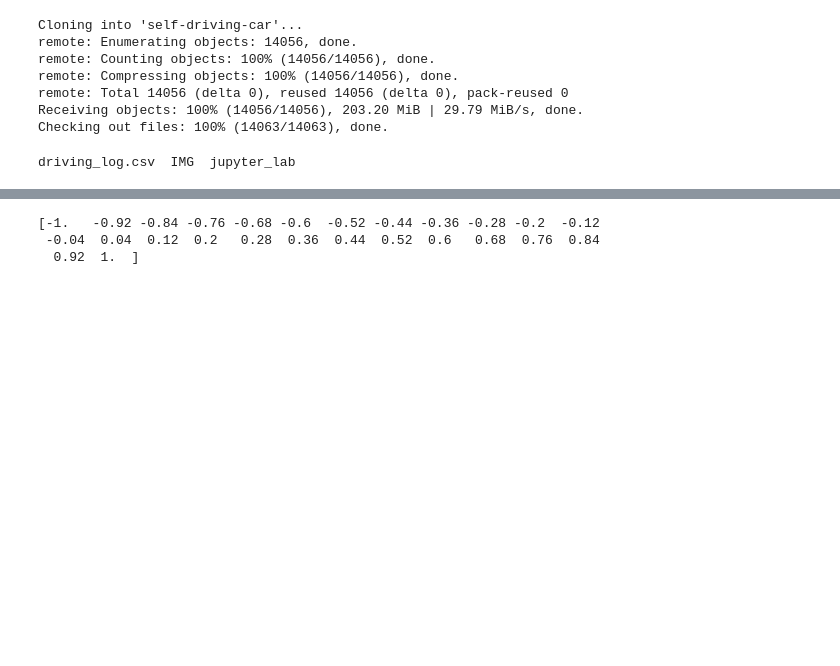
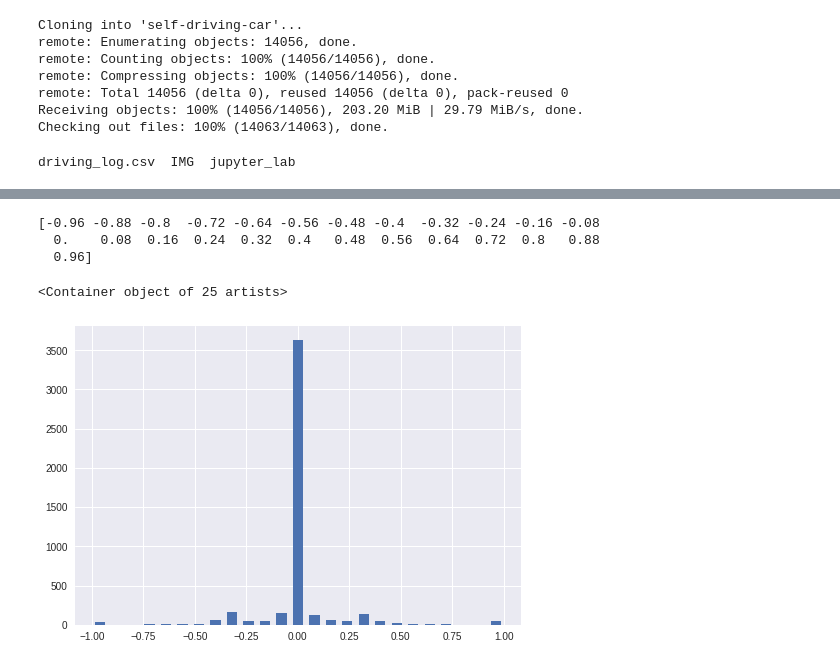
Before and after one commit to c3Zor/self-driving-car, a Jupyter notebook: self_driving_car.ipynb, the cells around one changed output, grey strips where cells are left out. Saved outputs shown, nothing was run; the diff lists cells and outputs as text; code cells hidden in the pictures; blank space fills up the shorter version.

```diff
--- a/self_driving_car.ipynb
+++ b/self_driving_car.ipynb
@@ -65,12 +65,20 @@ data.sample(5)
 | 3825 | center_2018_12_28_07_21_17_859.jpg | left_2018_12_28_07_21_17_859.jpg | right_2018_12_28_07_21_17_859.jpg | 0.512602 | 1.0 | 0.0 | 30.18595 |
 | 2172 | center_2018_12_28_07_18_18_441.jpg | left_2018_12_28_07_18_18_441.jpg | right_2018_12_28_07_18_18_441.jpg | 1.000000 | 0.0 | 1.0 | 18.00608 |
 | 870 | center_2018_12_28_07_15_57_342.jpg | left_2018_12_28_07_15_57_342.jpg | right_2018_12_28_07_15_57_342.jpg | 0.000000 | 1.0 | 0.0 | 30.19025 |
-# %%
-num_bins = 25
-hist, bins = np.histogram(data['steering'], num_bins)
-center = bins[:-1]+
-print(bins)
-# %% [output]
-[-1.   -0.92 -0.84 -0.76 -0.68 -0.6  -0.52 -0.44 -0.36 -0.28 -0.2  -0.12
- -0.04  0.04  0.12  0.2   0.28  0.36  0.44  0.52  0.6   0.68  0.76  0.84
-  0.92  1.  ]
+# %%
+# lest create a number of bins and put steering data in it to check the values
+# becouse it is note centered on
+num_bins = 25
+hist, bins = np.histogram(data['steering'], num_bins)
+center = (bins[:-1]+bins[1:]) * 0.5
+print(center)
+# %% [output]
+[-0.96 -0.88 -0.8  -0.72 -0.64 -0.56 -0.48 -0.4  -0.32 -0.24 -0.16 -0.08
+  0.    0.08  0.16  0.24  0.32  0.4   0.48  0.56  0.64  0.72  0.8   0.88
+  0.96]
+# %%
+# ploting the distribution of steering angles
+plt.bar(center,hist, width=0.05)
+# %% [output]
+<Container object of 25 artists>
+[figure, added]
```
Also changed, not shown: parts of 1 cell of this notebook.
